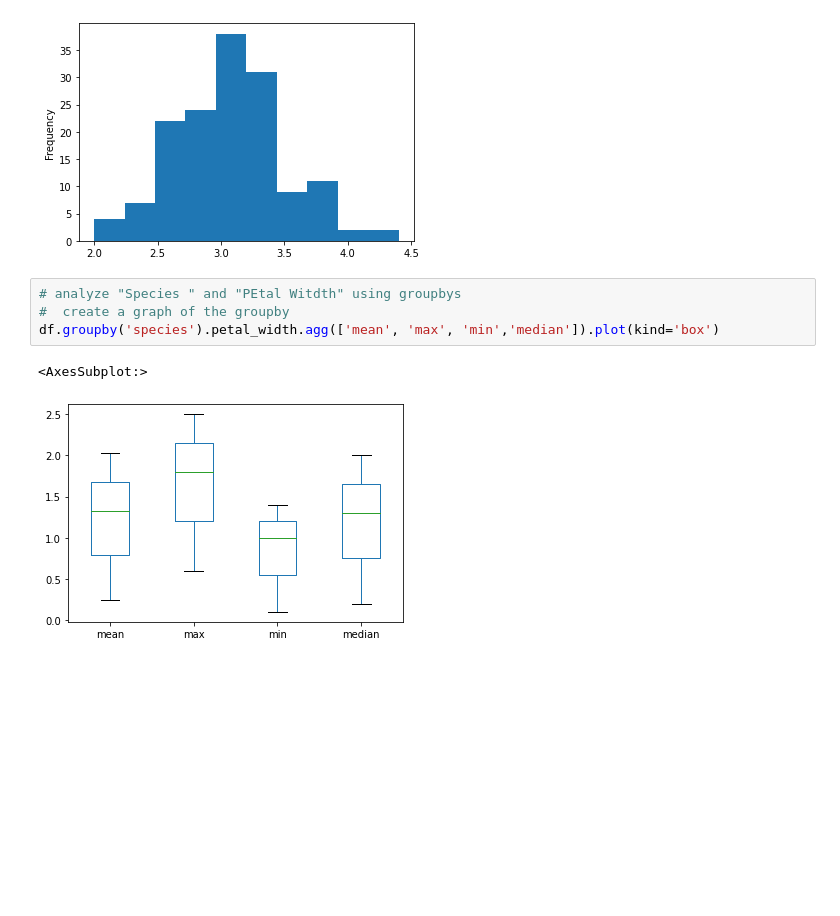
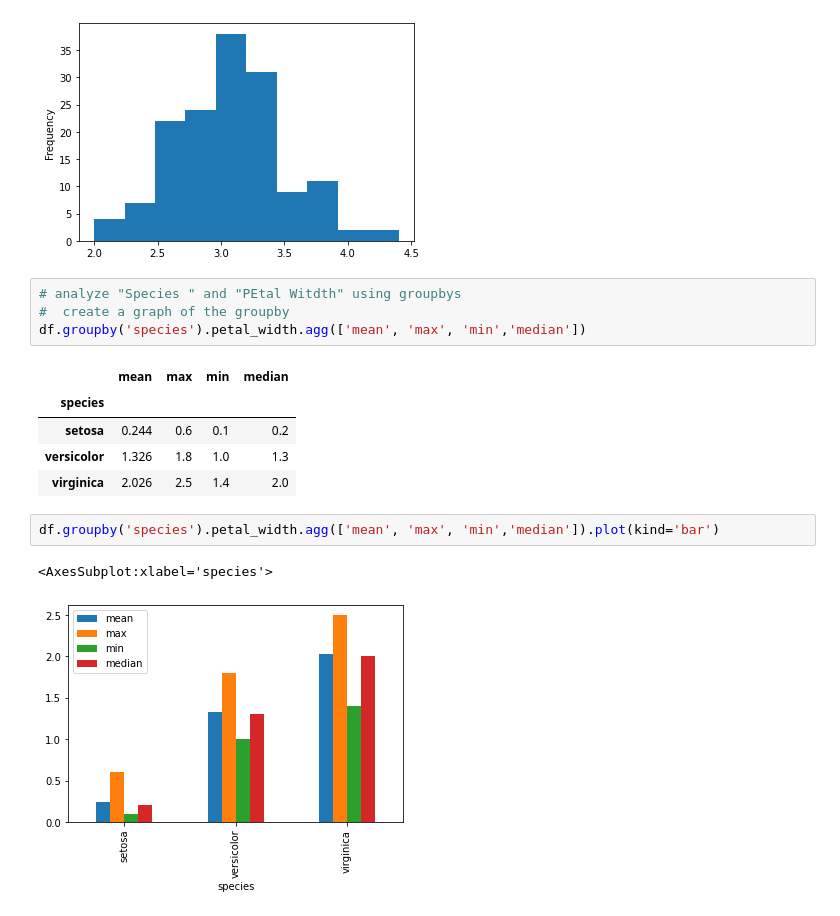
Before and after one commit to mbuguanewton/ds_learn, a Jupyter notebook: ds_iris/Data Analytics.ipynb, the cells around one changed output. Cells and saved outputs as stored; diff of their text form; blank space fills up the shorter version.

```diff
--- a/ds_iris/Data Analytics.ipynb
+++ b/ds_iris/Data Analytics.ipynb
@@ -124,10 +126,18 @@ sepal_w.plot(kind='hist')
 # %%
 # analyze "Species " and "PEtal Witdth" using groupbys
 #  create a graph of the groupby
-df.groupby('species').petal_width.agg(['mean', 'max', 'min','median']).plot(kind='box')
+df.groupby('species').petal_width.agg(['mean', 'max', 'min','median'])
 # %% [output]
-<AxesSubplot:>
-[figure, removed]
+|  | mean | max | min | median |
+| species |  |  |  |  |
+| setosa | 0.244 | 0.6 | 0.1 | 0.2 |
+| versicolor | 1.326 | 1.8 | 1.0 | 1.3 |
+| virginica | 2.026 | 2.5 | 1.4 | 2.0 |
+# %%
+df.groupby('species').petal_width.agg(['mean', 'max', 'min','median']).plot(kind='bar')
+# %% [output]
+<AxesSubplot:xlabel='species'>
+[figure, added]
 # %%
 # create a scatter plot in seaborn for the Sepal_length and Petal_length, add the Species as the color
 # I have done this for you to demostrate how you can use  three columns to create a graph
```
Also changed, not shown: parts of 10 cells of this notebook.
